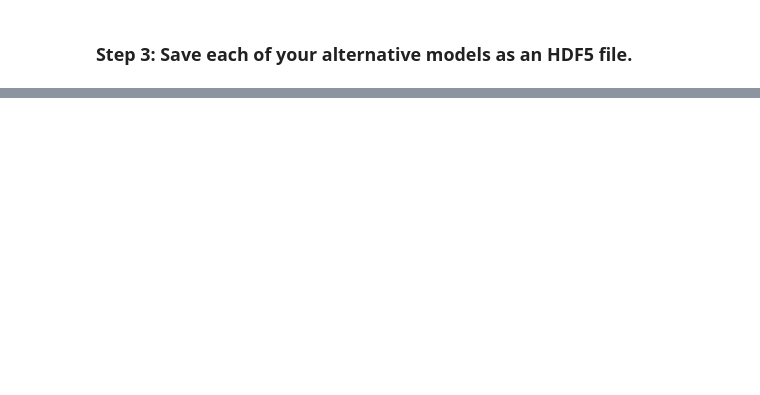
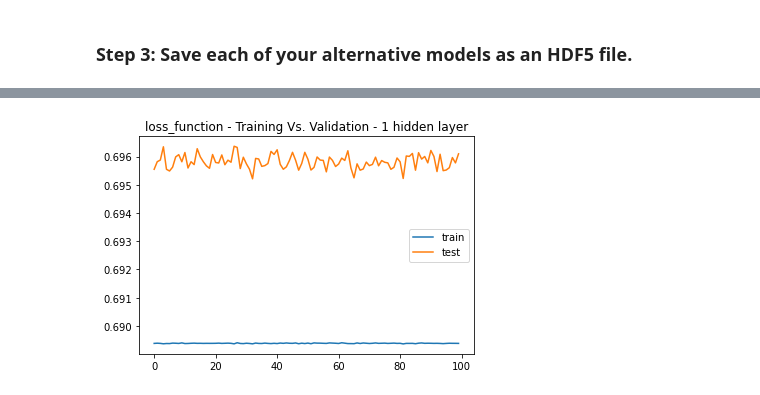
Before and after one commit to godifay/Alphabet-Soup-funding-, a Jupyter notebook: Starter_Code 13/GC_venture_funding_with_deep_learning.ipynb, the cells around one changed output, grey strips where cells are left out. Cells and saved outputs as stored; diff of their text form; code cells hidden in the pictures; blank space fills up the shorter version.

```diff
--- a/Starter_Code 13/GC_venture_funding_with_deep_learning.ipynb
+++ b/Starter_Code 13/GC_venture_funding_with_deep_learning.ipynb
@@ -1003,0 +1016,4 @@ nn_A3.save(file_path)
+# %%
+# With validation split 0.3 and epchos 100 for the baseline ( shallow net)
+
+fit_model_baseline_2 = nn.fit(X, y, epochs=100, validation_split=0.3)
@@ -1003,0 +1060,9 @@ nn_A3.save(file_path)
+# %%
+# Train vs test for shallow net
+plt.plot(fit_model_baseline_2.history['loss'])
+plt.plot(fit_model_baseline_2.history['val_loss'])
+plt.title("loss_function - Training Vs. Validation - 1 hidden layer")
+plt.legend(["train", "test"])
+plt.show()
+# %% [output]
+[figure, added]
```
Also changed, not shown: parts of 27 cells of this notebook, 7 other files.
